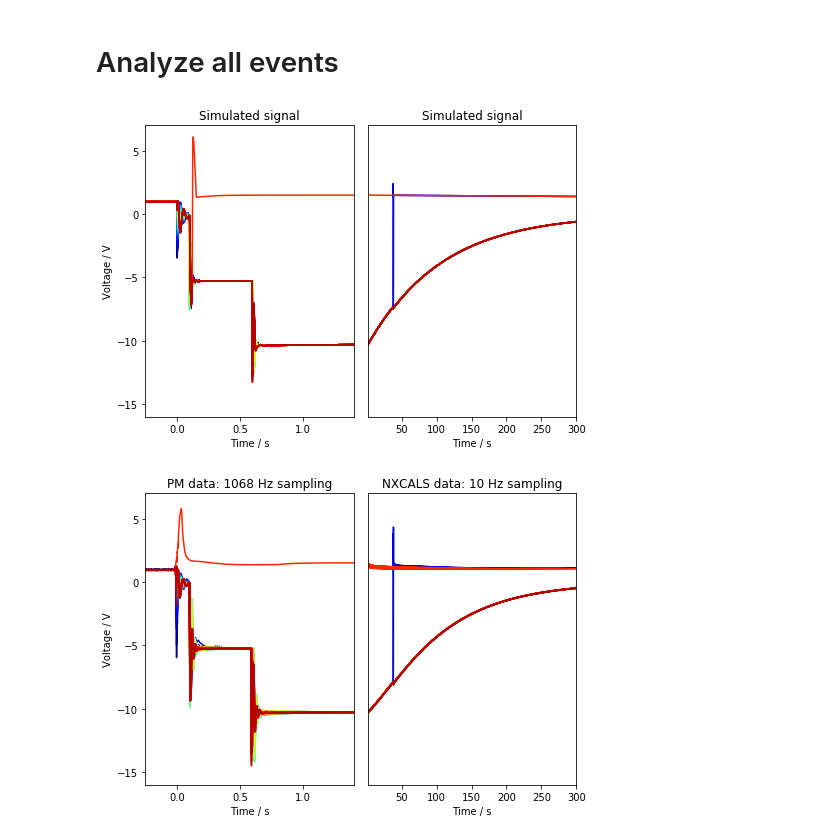
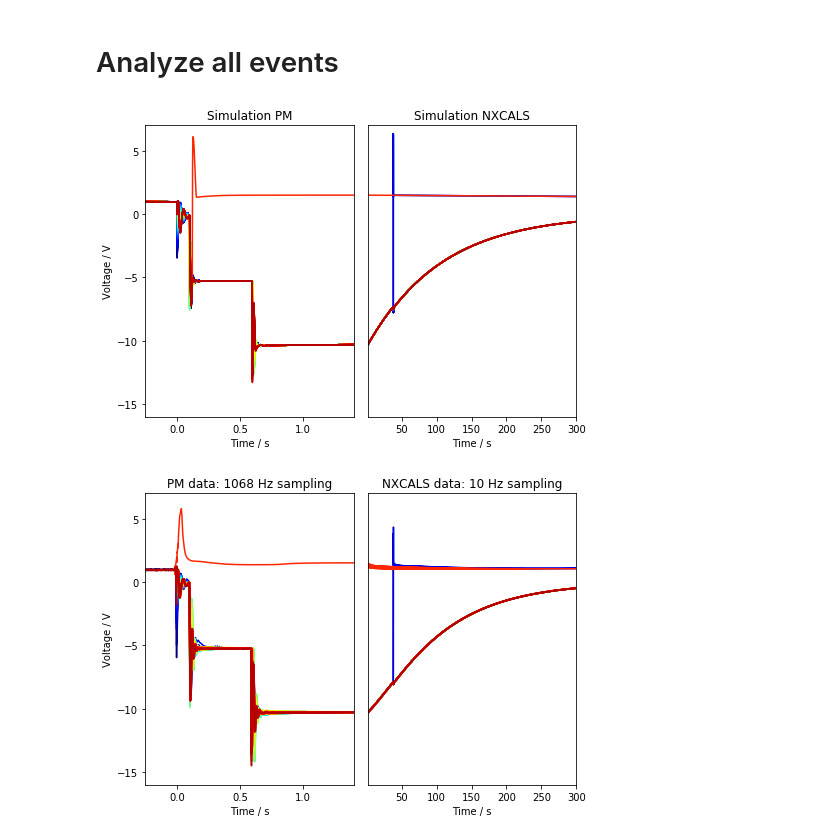
Before and after one commit to cobermai/lhc_anomaly_detection, a Jupyter notebook: notebooks/RB_FPA_analysis_full_quench.ipynb, the cells around one changed output. Cells and saved outputs as stored; diff of their text form; code cells hidden in the pictures.

```diff
--- a/notebooks/RB_FPA_analysis_full_quench.ipynb
+++ b/notebooks/RB_FPA_analysis_full_quench.ipynb
@@ -80,7 +80,7 @@ Available events nominal_data: 863
 # %%
 %matplotlib inline
 # %%
-fpa_identifier = "RB_RB.A45_1620109620660000000" # "RB_RB.A45_1620109620660000000"  #"RB_RB.A78_1617170255140000000"
+fpa_identifier = "RB_RB.A78_1617170255140000000" # "RB_RB.A45_1620109620660000000"  #"RB_RB.A78_1617170255140000000"
 circuit_name = fpa_identifier.split("_")[1]
 timestamp_fgc = int(fpa_identifier.split("_")[2])
 
@@ -157,32 +157,32 @@ df_sim_resampled = df_sim_resampled[magnet_list]
 # %%
 fig, ax = plt.subplots(1,2, figsize=(7,5))
 cmap = mpl.cm.jet(np.linspace(0,0.95,154))
 
 for i, m in enumerate(magnet_list):
-    df_sim_resampled[m].plot(legend=False, ax=ax[0], c=cmap[i], lw=1.5)
-    df_sim_resampled[m].plot(legend=False, ax=ax[1], c=cmap[i], lw=1.5)
+    df_sim[m].plot(legend=False, ax=ax[0], c=cmap[i], lw=1.5)
+    df_sim[m].plot(legend=False, ax=ax[1], c=cmap[i], lw=1.5)
 
 ax[0].set_xlabel('Time / s')
 ax[0].set_ylabel('Voltage / V')
 
 ax[1].set_yticks([])
 ax[1].set_xlabel('Time / s')
 
 ax[0].set_xlim((-0.25,1.4))
 ax[1].set_xlim((1.4,300))
 
 ax[0].set_ylim((-16,7))
 ax[1].set_ylim((-16,7))
 
-ax[0].set_title('Simulated signal')
-ax[1].set_title('Simulated signal')
+ax[0].set_title('Simulation PM')
+ax[1].set_title('Simulation NXCALS')
 
 
 plt.tight_layout()
 #plt.show()
 plt.savefig('udiode_sim.png', dpi=300)
 # %% [output]
-[figure, old version]
+[figure, new version]
 # %%
 fig, ax = plt.subplots(1,2, figsize=(7,5))
 cmap = mpl.cm.jet(np.linspace(0,0.95,154))
```
Also changed, not shown: 8 other files.
